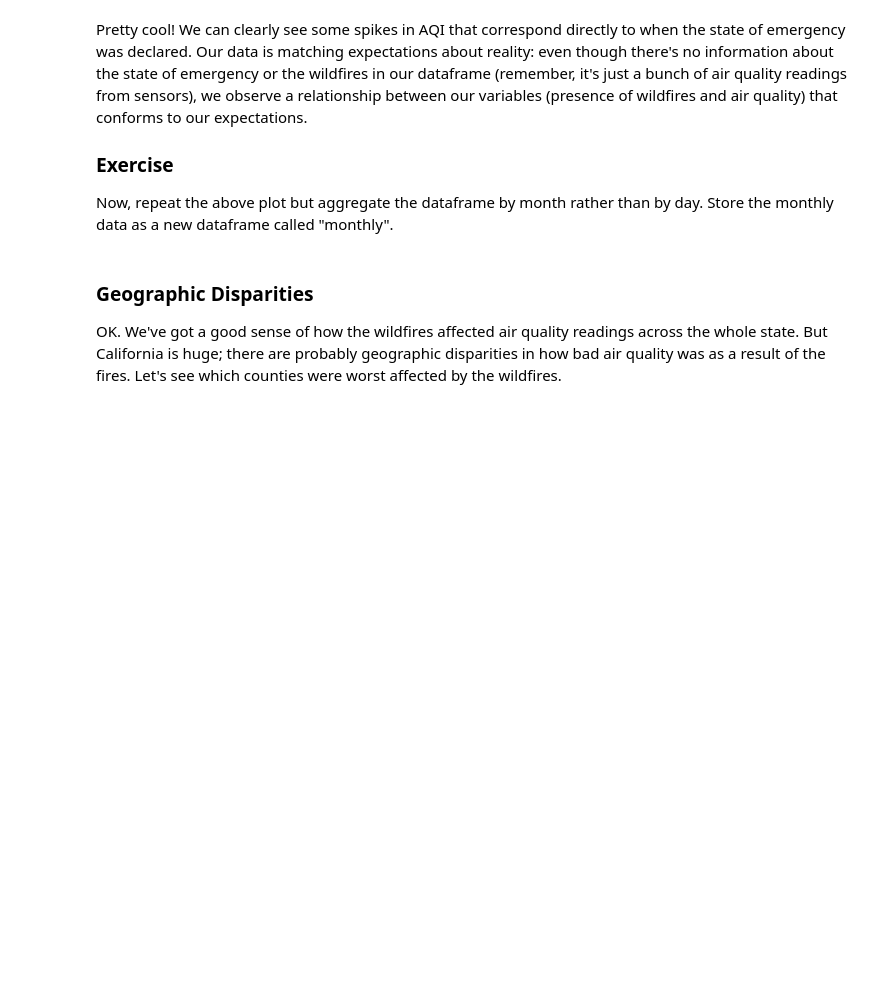
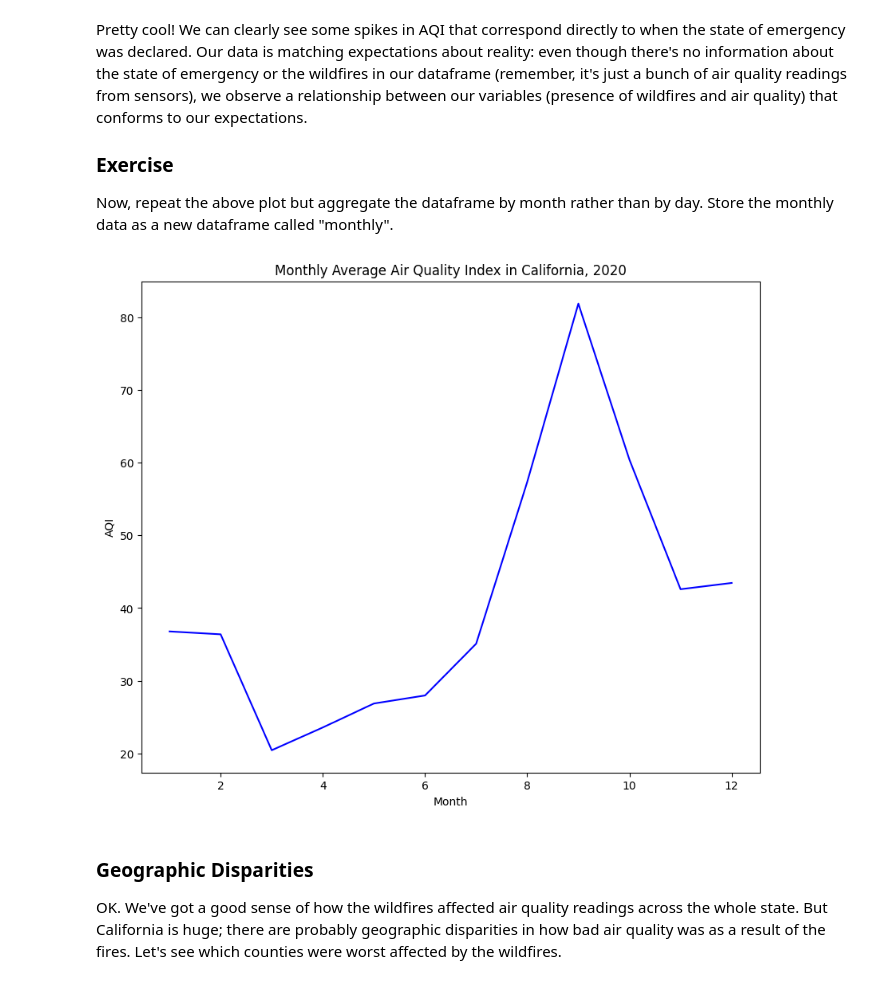
Before and after one commit to ttsupra30/QM2, a Jupyter notebook: w03_spatial_data.ipynb, the cells around one changed output. Saved outputs shown, nothing was run; the diff lists cells and outputs as text; code cells hidden in the pictures; blank space fills up the shorter version.

```diff
--- a/w03_spatial_data.ipynb
+++ b/w03_spatial_data.ipynb
@@ -133,17 +203,20 @@ Pretty cool! We can clearly see some spikes in AQI that correspond directly to w
 ### Exercise
 Now, repeat the above plot but aggregate the dataframe by month rather than by day. Store the monthly data as a new dataframe called "monthly".
 # %%
-# plot the daily data
-daily.plot(color='red')
+# Group by Month and compute the average AQI
+monthly = df.groupby('Month')['AQI'].mean()
 
-#add title and axis labels
-plt.title('Daily Air Quality Index readings in California, 2020')
+# Plot monthly data
+monthly.plot(color='blue')
+
+# Add title and axis labels
+plt.title('Monthly Average Air Quality Index in California, 2020')
 plt.ylabel('AQI')
 plt.xlabel('Month')
 
-# add a dashed black line on August 18th (the 231st day of the year)
-plt.axvline(231, color='black', linestyle='--', label='State of Emergency')
-plt.legend()
+plt.show()
+# %% [output]
+[figure, added]
 # %% [markdown]
 ### Geographic Disparities
 
```
Also changed, not shown: parts of 21 cells of this notebook.
